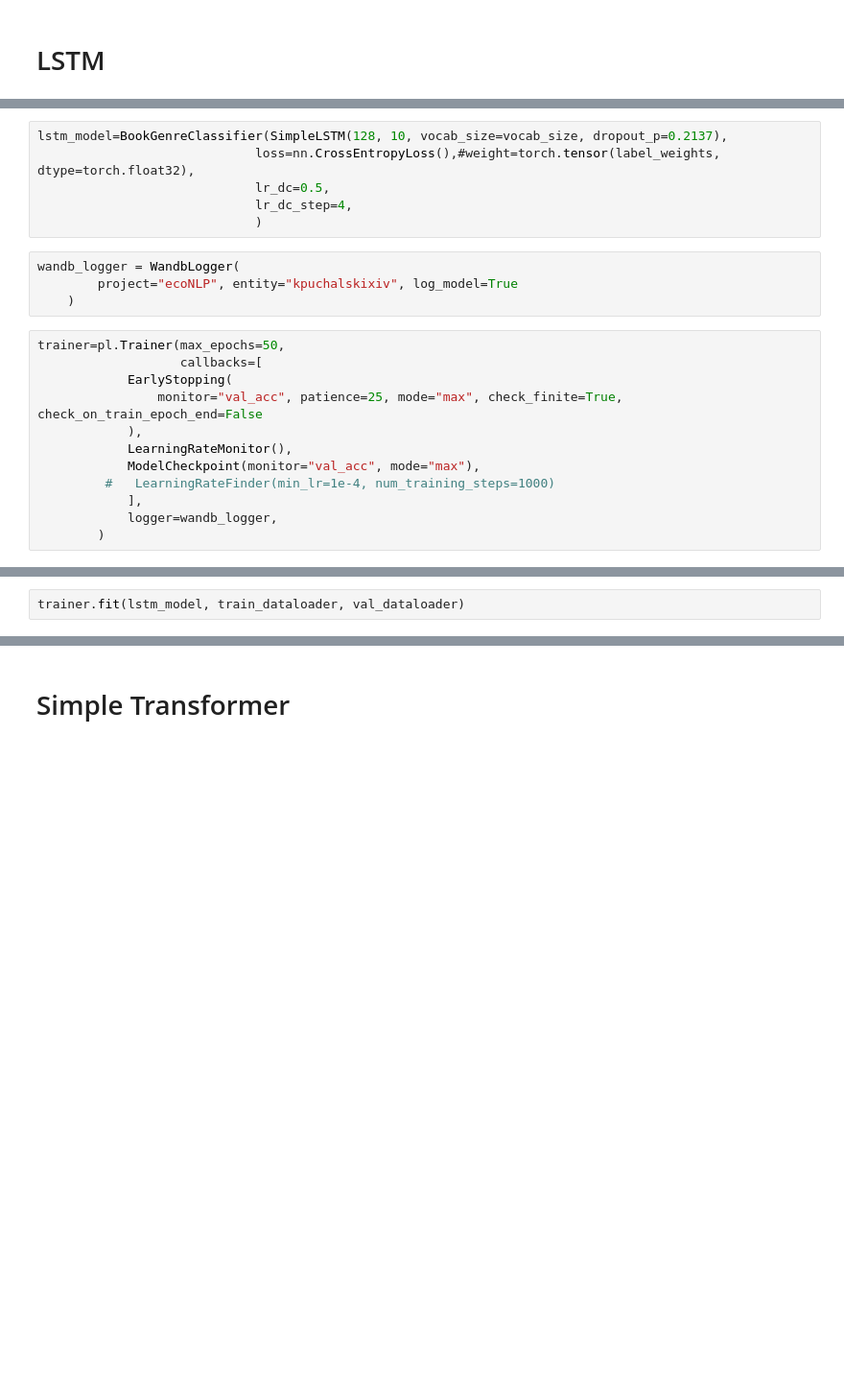
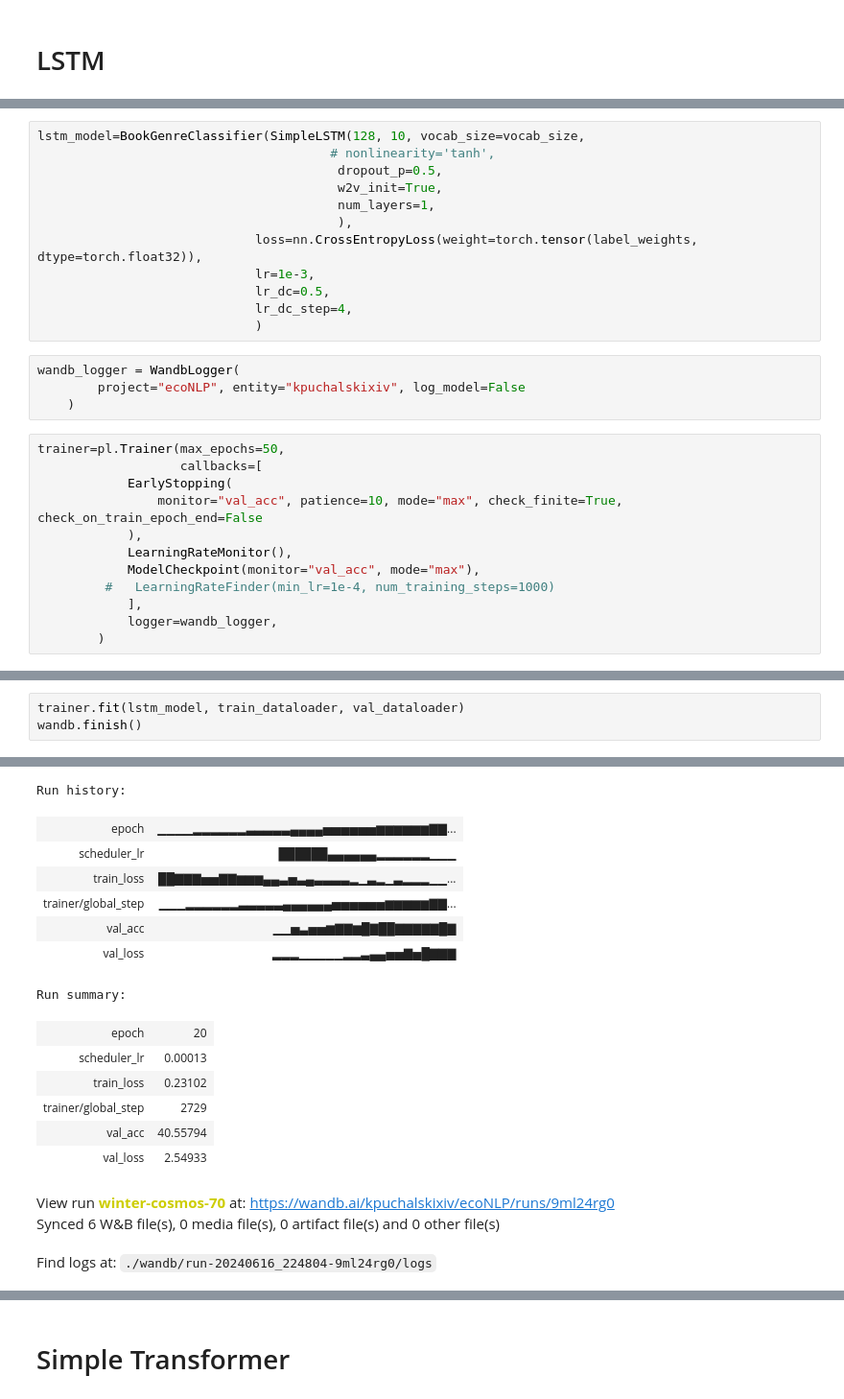
Before and after one commit to kpuchalskixiv/ecoNLP, a Jupyter notebook: lightning_class.ipynb, the cells around one changed output, grey strips where cells are left out. Shown at 96% size. Saved outputs shown, nothing was run; the diff lists cells and outputs as text; blank space fills up the shorter version.

```diff
--- a/lightning_class.ipynb
+++ b/lightning_class.ipynb
@@ -419,18 +532,24 @@ class SimpleLSTM(nn.Module):
 # %%
-lstm_model=BookGenreClassifier(SimpleLSTM(128, 10, vocab_size=vocab_size, dropout_p=0.2137),
-                             loss=nn.CrossEntropyLoss(),#weight=torch.tensor(label_weights, dtype=torch.float32),
+lstm_model=BookGenreClassifier(SimpleLSTM(128, 10, vocab_size=vocab_size,
+                                       # nonlinearity='tanh',
+                                        dropout_p=0.5,
+                                        w2v_init=True,
+                                        num_layers=1,
+                                        ),
+                             loss=nn.CrossEntropyLoss(weight=torch.tensor(label_weights, dtype=torch.float32)),
+                             lr=1e-3,
                              lr_dc=0.5,
                              lr_dc_step=4,
                              )
 # %%
 wandb_logger = WandbLogger(
-        project="ecoNLP", entity="kpuchalskixiv", log_model=True
+        project="ecoNLP", entity="kpuchalskixiv", log_model=False
     )
 # %%
 trainer=pl.Trainer(max_epochs=50,
                    callbacks=[
             EarlyStopping(
-                monitor="val_acc", patience=25, mode="max", check_finite=True, check_on_train_epoch_end=False
+                monitor="val_acc", patience=10, mode="max", check_finite=True, check_on_train_epoch_end=False
             ),
             LearningRateMonitor(),
             ModelCheckpoint(monitor="val_acc", mode="max"),
@@ -444,5 +564,6 @@ TPU available: False, using: 0 TPU cores
 HPU available: False, using: 0 HPUs
 # %%
 trainer.fit(lstm_model, train_dataloader, val_dataloader)
+wandb.finish()
 # %% [output]
 wandb version 0.17.1 is available! To upgrade, please run: $ pip install wandb --upgrade
@@ -466,3 +587,20 @@ LOCAL_RANK: 0 - CUDA_VISIBLE_DEVICES: [0]
+Run history:
+| epoch | ▁▁▁▁▂▂▂▂▂▂▃▃▃▃▃▄▄▄▄▅▅▅▅▅▅▆▆▆▆▆▆▇▇... |
+| scheduler_lr | ██████▄▄▄▄▄▄▂▂▂▂▂▂▁▁▁ |
+| train_loss | ██▇▇▇▅▅▇▇▆▆▆▄▄▃▅▃▄▃▃▃▃▂▁▃▂▁▃▂▂▂▁▁... |
+| trainer/global_step | ▁▁▁▂▂▂▂▂▂▃▃▃▃▃▄▄▄▄▄▄▅▅▅▅▅▅▆▆▆▆▆▇▇... |
+| val_acc | ▁▁▅▃▅▅▆▇▇▆█▇██▇▇▇▇▇█▇ |
+| val_loss | ▂▂▂▁▁▁▁▁▂▂▃▄▄▅▅▇▅█▇▇▇ |
+Run summary:
+| epoch | 20 |
+| scheduler_lr | 0.00013 |
+| train_loss | 0.23102 |
+| trainer/global_step | 2729 |
+| val_acc | 40.55794 |
+| val_loss | 2.54933 |
+View run winter-cosmos-70 at: https://wandb.ai/kpuchalskixiv/ecoNLP/runs/9ml24rg0
+Synced 6 W&B file(s), 0 media file(s), 0 artifact file(s) and 0 other file(s)
+Find logs at: ./wandb/run-20240616_224804-9ml24rg0/logs
 # %%
 wandb.finish()
 # %% [output]
```
Also changed, not shown: parts of 27 cells of this notebook, 2 other files.
